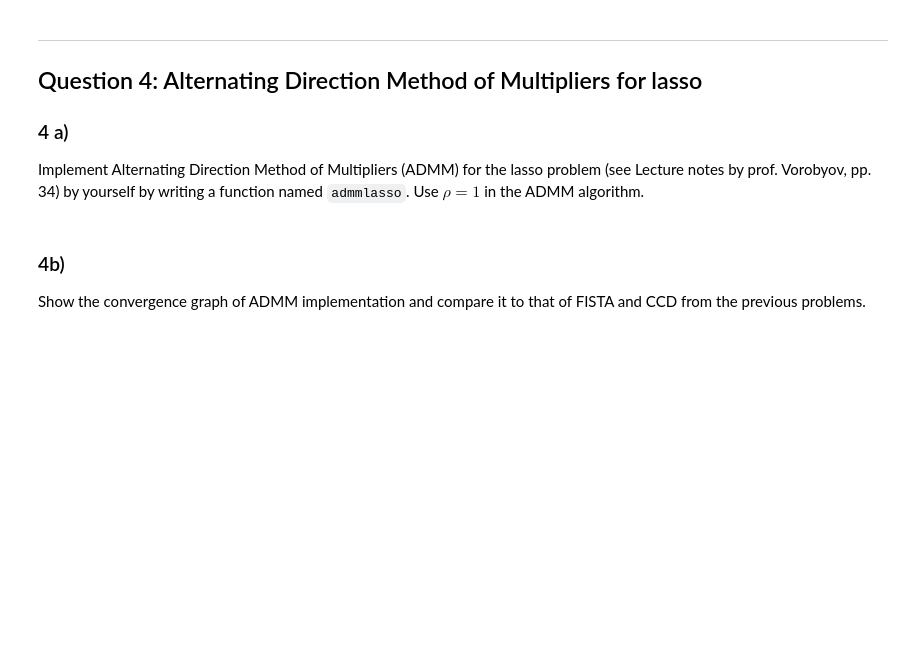
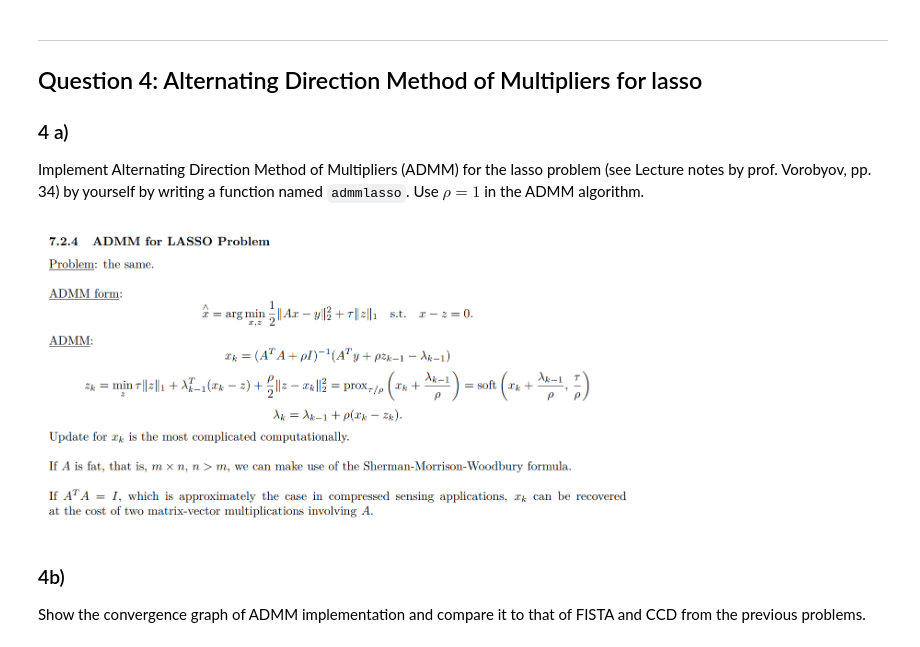
Before and after one commit to SpringNuance/LargeScaleDataAnalysis_assignment3, a Jupyter notebook: HW3.ipynb, the cells around one changed output. Saved outputs shown, nothing was run; the diff lists cells and outputs as text; code cells hidden in the pictures; blank space fills up the shorter version.

```diff
--- a/HW3.ipynb
+++ b/HW3.ipynb
@@ -396,4 +671,8 @@ Use the value <code>beta_las_star</code> (obtained in Note of question 2b)  as t
 ## Question 4: Alternating Direction Method of Multipliers for lasso
 ### 4 a)
 Implement Alternating Direction Method of Multipliers (ADMM) for the lasso problem (see Lecture notes by prof. Vorobyov,  pp. 34) by yourself by writing a function named <code>admmlasso</code>.  Use $\rho=1$ in the ADMM algorithm.
+# %%
+Image("images/ADMM_LASSO.png", width=600)
+# %% [output]
+[figure, added]
 # %%
```
Also changed, not shown: parts of 24 cells of this notebook, 3 other files.
